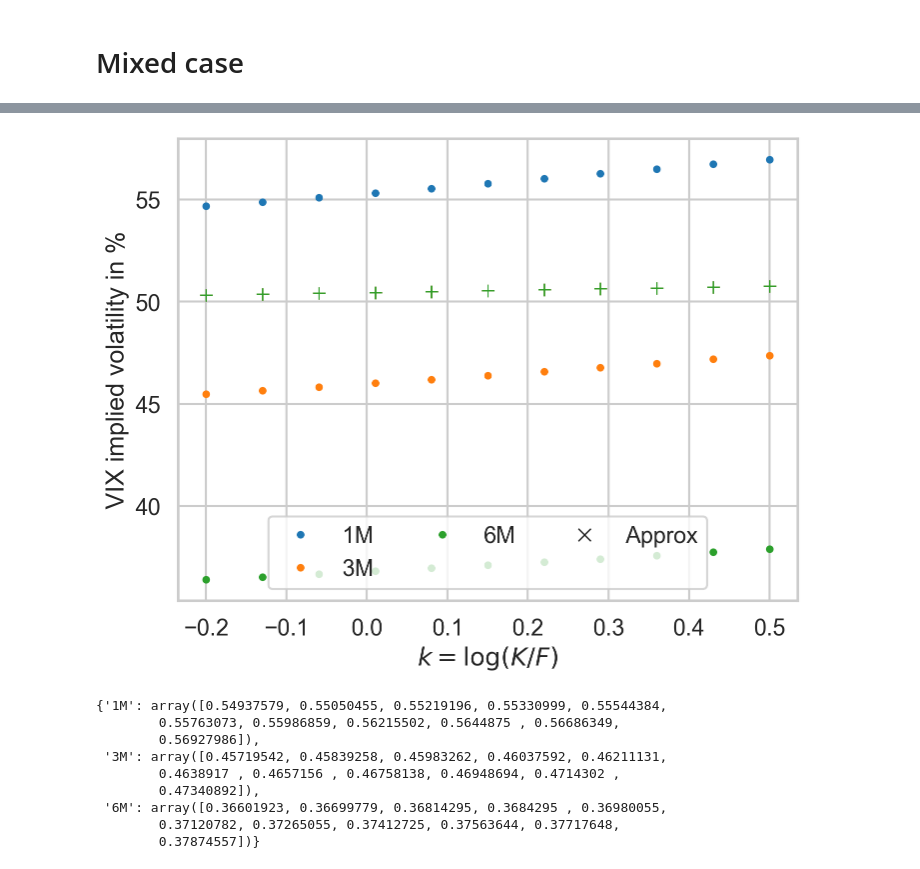
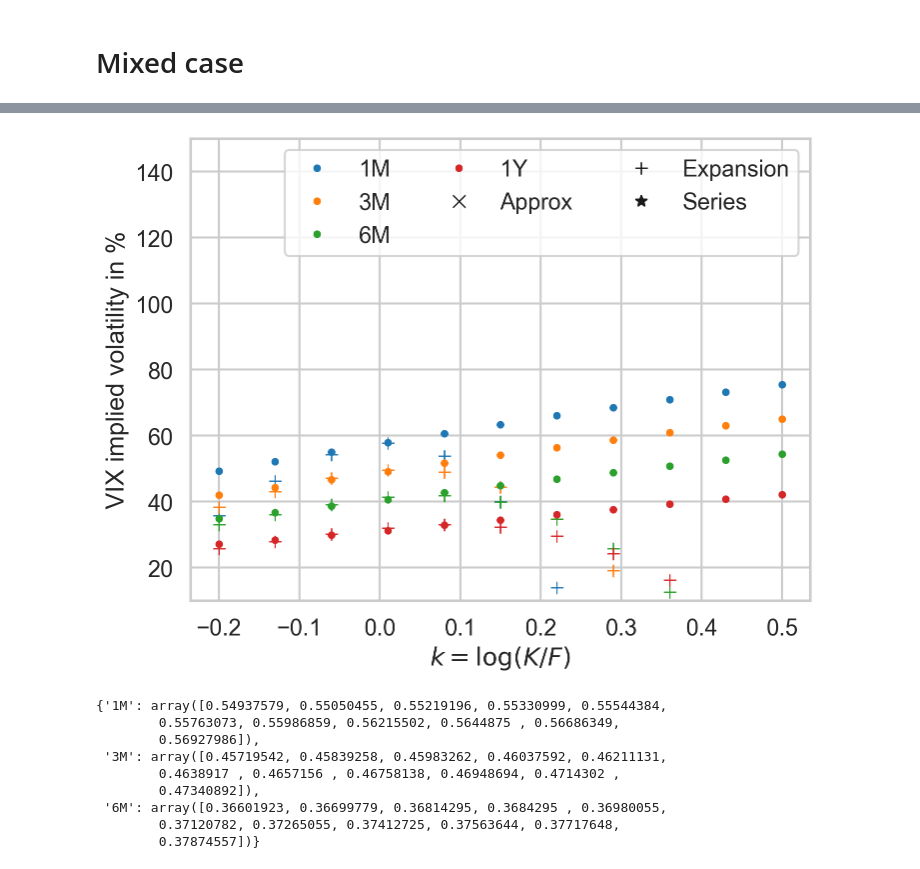
Before and after one commit to fbourgey/rough-bergomi, a Jupyter notebook: vix_weak_approx_bergomi.ipynb, the cells around one changed output, grey strips where cells are left out. Cells and saved outputs as stored; diff of their text form; code cells hidden in the pictures.

Commit message:
trying new expansion

```diff
--- a/vix_weak_approx_bergomi.ipynb
+++ b/vix_weak_approx_bergomi.ipynb
@@ -21,7 +21,7 @@ mpl.rcParams["figure.figsize"] = (8, 6)
 SEED = 1234
 COLORS = sns.color_palette("tab10")
 # %%
-mats = {"1M": 1.0 / 12.0, "3M": 3.0 / 12.0, "6M": 6.0 / 12.0}
+mats = {"1M": 1.0 / 12.0, "3M": 3.0 / 12.0, "6M": 6.0 / 12.0, "1Y": 1.0}
 # %% [markdown]
 # Single case
 # %% [markdown]
@@ -147,7 +147,7 @@ plt.show()
 # %% [markdown]
 # Mixed case
 # %%
-params = {"w": 2.0, "k": 2.5}
+params = {"w": 3.0, "k": 1.0}
 
 rho = -0.7
 xi0 = lambda u: np.ones_like(u) * 0.235**2
@@ -155,9 +155,9 @@ xi0 = lambda u: np.ones_like(u) * 0.235**2
 
 onebergomi = OneFactorBergomi(rho=rho, xi0=xi0, params=params)
 
-lbd = 0.2
-w_2 = 1.2
-ks = ks = np.linspace(-0.2, 0.5, 11)
+lbd = 0.3
+w_2 = 0.6
+ks = np.linspace(-0.2, 0.5, 11)
 # %%
 # VIX implied volatilities
 n_quad = 120
@@ -181,17 +181,19 @@ impvol_vix_mixed_approx = {
 impvol_vix_mixed_approx_series = {
     month: np.asarray(
         onebergomi.implied_vol_vix_approx_mixed(
-            lbd=lbd, volvol_2=w_2, k=ks, T=T, order=3, n_trunc_herm=10
+            lbd=lbd, volvol_2=w_2, k=ks, T=T, order=3, n_trunc_herm=4
         )
     )
     for month, T in mats.items()
 }
 # %%
-tmp = {
+# maybe adjust formula depending on call/put and sigma_1 / sigma_2
+
+implied_vol_vix_expansion = {
     month: np.array(
         [
             onebergomi.implied_vol_vix_expansion_mixed(
-                k=k, T=1 / 12, lbd=lbd, volvol_2=w_2, opt=1
+                k=k, T=T, lbd=lbd, volvol_2=w_2, n_trunc_herm=3
             )
             for k in ks
         ]
@@ -248,37 +256,38 @@ for i, month in enumerate(mats.keys()):
     # )
     ax.plot(
         ks,
-        100 * tmp[month],
+        100 * implied_vol_vix_expansion[month],
         "+",
         color=COLORS[i],
     )
     # ax.plot(
     #     ks,
     #     100 * impvol_vix_mixed_approx_lognorm[month],
     #     "v",
     #     color=COLORS[i],
     # )
     # ax.plot(
     #     ks,
     #     100 * impvol_vix_mixed_approx_slognorm[month],
     #     "*",
     #     color=COLORS[i],
     # )
     # ax.plot(
     #     ks,
     #     100 * impvol_vix_mixed_approx_series[month],
     #     "*",
     #     color=COLORS[i],
     # )
 ax.plot([], [], "kx", label="Approx")
-# ax.plot([], [], "k+", label="Expansion")
+ax.plot([], [], "k+", label="Expansion")
+ax.plot([], [], "k*", label="Series")
 ax.set_xlabel(r"$k=\log(K/F)$")
 ax.set_ylabel("VIX implied volatility in %")
 ax.legend(ncol=3)
-# ax.set_ylim(20, 90)
+ax.set_ylim(10, 150)
 plt.show()
 # %% [output]
-[figure, old version]
+[figure, new version]
 # %%
 impvol_vix_mixed_approx_series
 # %% [output]
```
Also changed, not shown: parts of 2 cells of this notebook, 1 other file.
